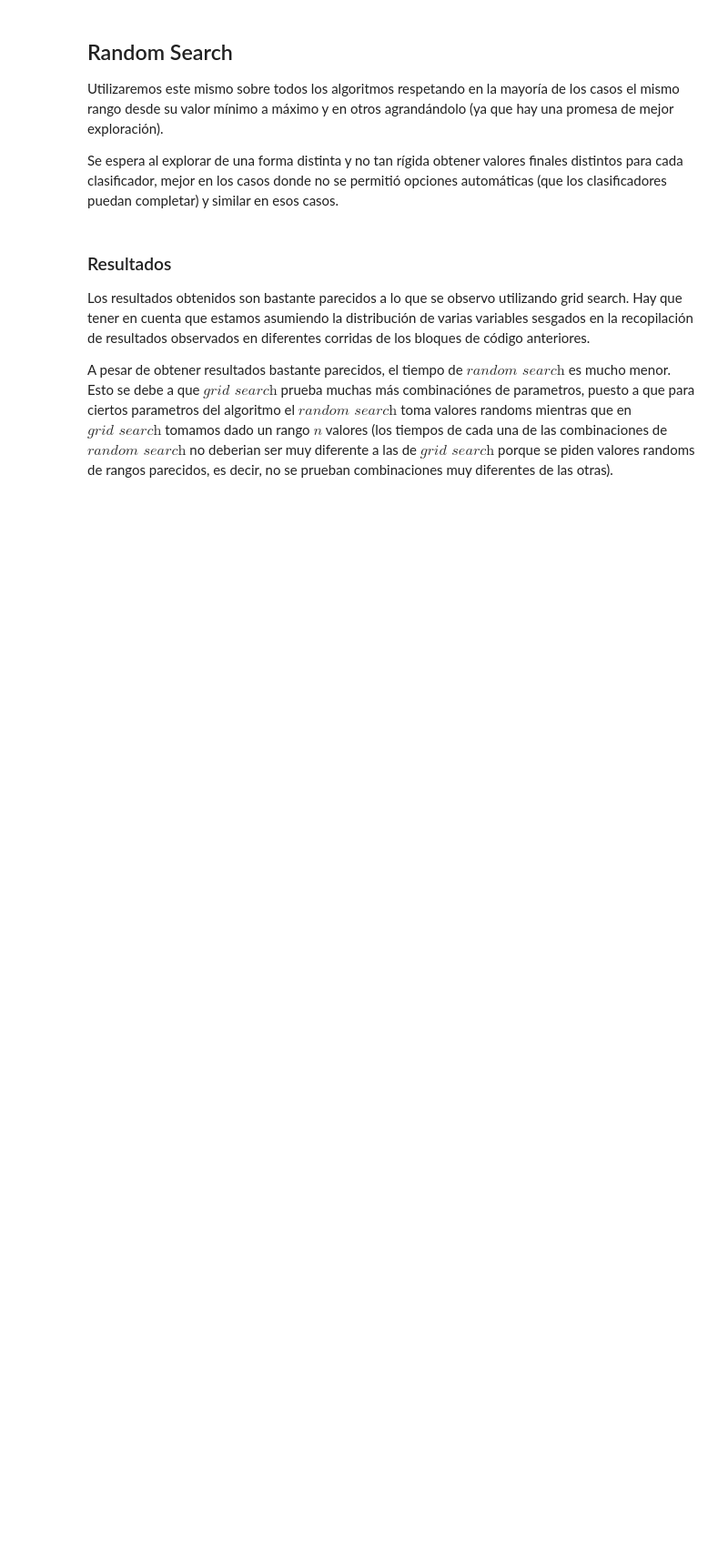
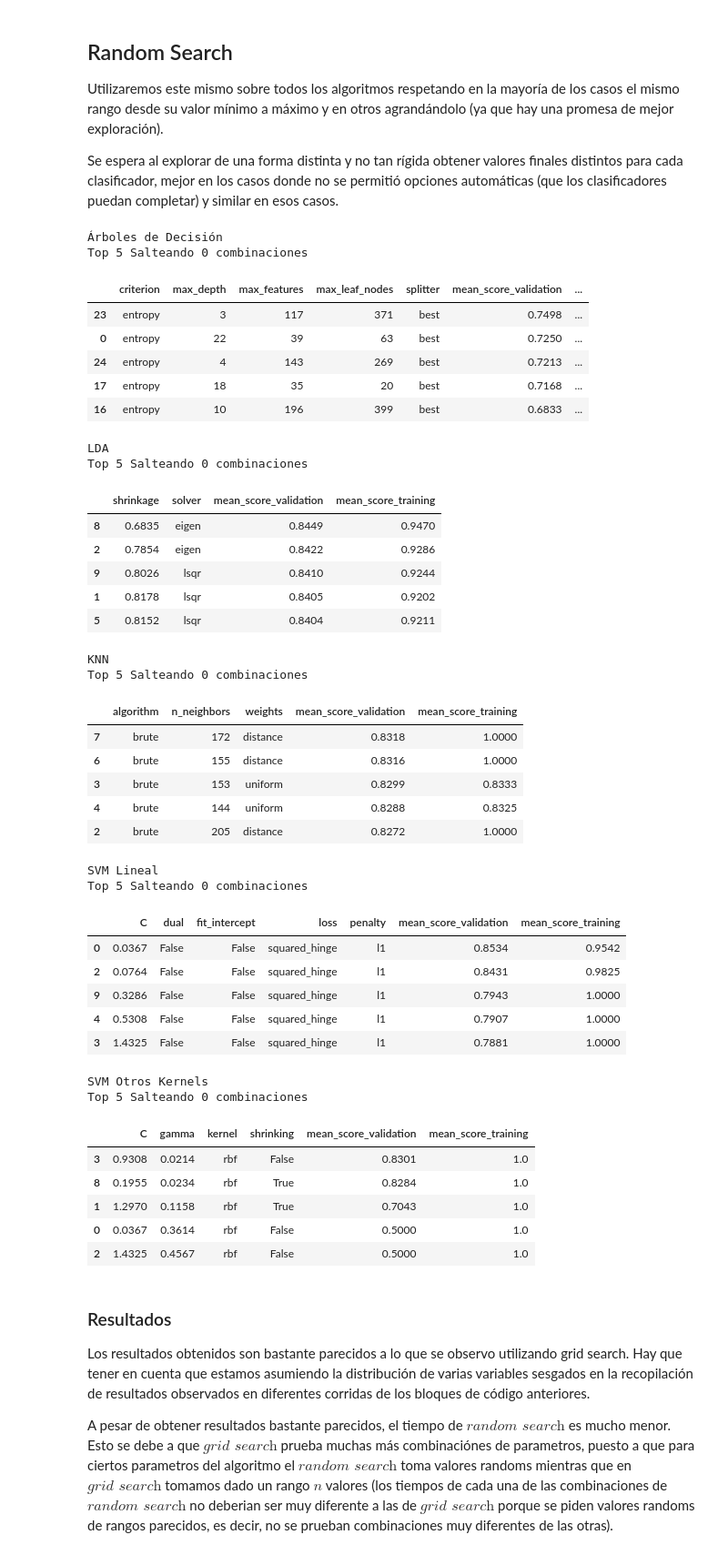
Before and after one commit to BrianBohe/aa-notebooks, a Jupyter notebook: TP1/TP1.ipynb, the cells around one changed output. Shown at 91% size. Drawn from its saved outputs; the diff is of its cells as text; code cells hidden in the pictures; blank space fills up the shorter version.

```diff
--- a/TP1/TP1.ipynb
+++ b/TP1/TP1.ipynb
@@ -1216,8 +1216,8 @@ def knn_random_search_parametrization(_X_train, _Y_train):
 
 # SVM Generic kernels (without linear)
 def generic_support_vector_machine_random_search_parametrization(_X_train, _Y_train):
-    C_range = scipy.stats.gamma(0.5)
-    gamma_range = scipy.stats.gamma(0.75)
+    C_range = gamma(0.5)
+    gamma_range = gamma(0.75)
     SVM_General_arguments = [
         {
             'kernel': ['rbf'],
@@ -1256,7 +1256,7 @@ def generic_support_vector_machine_random_search_parametrization(_X_train, _Y_tr
 
 # SVM Lineal
 def support_vector_machine_random_serch_parametrization(_X_train, _Y_train):
-    C_range = scipy.stats.gamma(0.5)
+    C_range = gamma(0.5)
     SVM_Linear_arguments = [
         {
             'C': C_range,
@@ -1266,33 +1266,74 @@ def support_vector_machine_random_serch_parametrization(_X_train, _Y_train):
             'fit_intercept': [False, True]
         }
     ]
 
     linearsvm_classifier = sklearn.svm.LinearSVC()
 
     return random_search_on_classifier_and_parameters(
         linearsvm_classifier, SVM_Linear_arguments, _X_train, _Y_train
     )
 
 
 print('Árboles de Decisión')
 random_search_tree = tree_random_search_parametrization(X_train_np, Y_train_np)
 top_results(random_search_tree)
 
 print('LDA')
 random_search_lda = linear_discriminant_analysis_random_search_parametrization(X_train_np, Y_train_np)
 top_results(random_search_lda)
 
 print('KNN')
 random_search_knn = knn_random_search_parametrization(X_train_np, Y_train_np)
 top_results(random_search_knn)
 
 print('SVM Lineal')
 random_search_svm_linear = support_vector_machine_random_serch_parametrization(X_train_np, Y_train_np)
 top_results(random_search_svm_linear)
 
 print('SVM Otros Kernels')
 random_serach_svm_general = generic_support_vector_machine_random_search_parametrization(X_train_np, Y_train_np)
 top_results(random_serach_svm_general)
+# %% [output]
+Árboles de Decisión
+Top 5 Salteando 0 combinaciones
+|  | criterion | max_depth | max_features | max_leaf_nodes | splitter | mean_score_validation | ... |
+| 23 | entropy | 3 | 117 | 371 | best | 0.7498 | ... |
+| 0 | entropy | 22 | 39 | 63 | best | 0.7250 | ... |
+| 24 | entropy | 4 | 143 | 269 | best | 0.7213 | ... |
+| 17 | entropy | 18 | 35 | 20 | best | 0.7168 | ... |
+| 16 | entropy | 10 | 196 | 399 | best | 0.6833 | ... |
+LDA
+Top 5 Salteando 0 combinaciones
+|  | shrinkage | solver | mean_score_validation | mean_score_training |
+| 8 | 0.6835 | eigen | 0.8449 | 0.9470 |
+| 2 | 0.7854 | eigen | 0.8422 | 0.9286 |
+| 9 | 0.8026 | lsqr | 0.8410 | 0.9244 |
+| 1 | 0.8178 | lsqr | 0.8405 | 0.9202 |
+| 5 | 0.8152 | lsqr | 0.8404 | 0.9211 |
+KNN
+Top 5 Salteando 0 combinaciones
+|  | algorithm | n_neighbors | weights | mean_score_validation | mean_score_training |
+| 7 | brute | 172 | distance | 0.8318 | 1.0000 |
+| 6 | brute | 155 | distance | 0.8316 | 1.0000 |
+| 3 | brute | 153 | uniform | 0.8299 | 0.8333 |
+| 4 | brute | 144 | uniform | 0.8288 | 0.8325 |
+| 2 | brute | 205 | distance | 0.8272 | 1.0000 |
+SVM Lineal
+Top 5 Salteando 0 combinaciones
+|  | C | dual | fit_intercept | loss | penalty | mean_score_validation | mean_score_training |
+| 0 | 0.0367 | False | False | squared_hinge | l1 | 0.8534 | 0.9542 |
+| 2 | 0.0764 | False | False | squared_hinge | l1 | 0.8431 | 0.9825 |
+| 9 | 0.3286 | False | False | squared_hinge | l1 | 0.7943 | 1.0000 |
+| 4 | 0.5308 | False | False | squared_hinge | l1 | 0.7907 | 1.0000 |
+| 3 | 1.4325 | False | False | squared_hinge | l1 | 0.7881 | 1.0000 |
+SVM Otros Kernels
+Top 5 Salteando 0 combinaciones
+|  | C | gamma | kernel | shrinking | mean_score_validation | mean_score_training |
+| 3 | 0.9308 | 0.0214 | rbf | False | 0.8301 | 1.0 |
+| 8 | 0.1955 | 0.0234 | rbf | True | 0.8284 | 1.0 |
+| 1 | 1.2970 | 0.1158 | rbf | True | 0.7043 | 1.0 |
+| 0 | 0.0367 | 0.3614 | rbf | False | 0.5000 | 1.0 |
+| 2 | 1.4325 | 0.4567 | rbf | False | 0.5000 | 1.0 |
 # %% [markdown]
 ### Resultados
 Los resultados obtenidos son bastante parecidos a lo que se observo utilizando grid search. Hay que tener en cuenta que estamos asumiendo la distribución de varias variables sesgados en la recopilación de resultados observados en diferentes corridas de los bloques de código anteriores.
```
Also changed, not shown: parts of 10 cells of this notebook.
